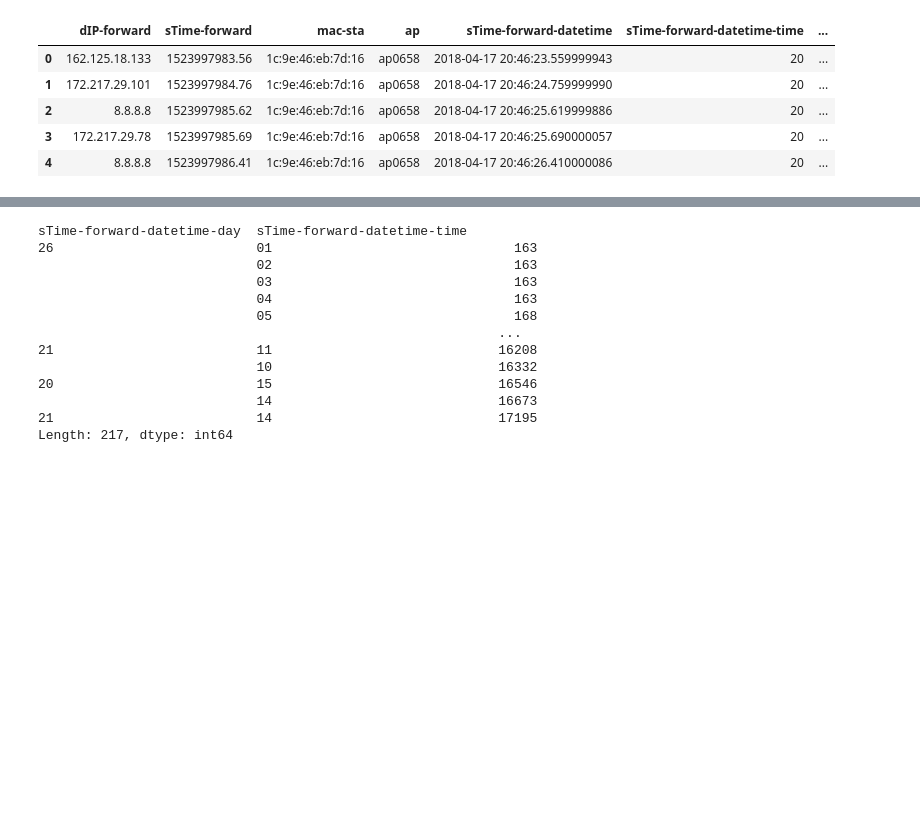
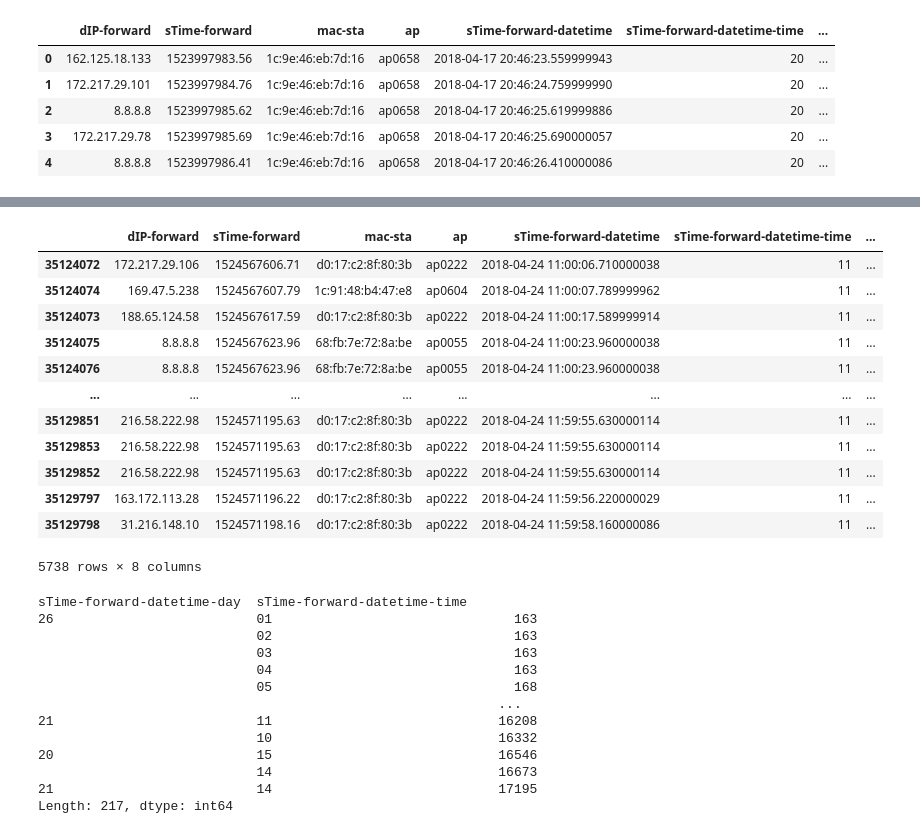
Before and after one commit to bapcarol/tcc-dataset, a Jupyter notebook: dataset-tcc2.ipynb, the cells around one changed output, grey strips where cells are left out. Saved outputs shown, nothing was run; the diff lists cells and outputs as text; code cells hidden in the pictures; blank space fills up the shorter version.

```diff
--- a/dataset-tcc2.ipynb
+++ b/dataset-tcc2.ipynb
@@ -31,0 +47,2 @@ base.columns.values
+# %%
+tmin = base_filtrada_dia_24_11h['sTime-forward'].min()
@@ -31,0 +65,4 @@ base.columns.values
+# %%
+#achando o tnovo partindo de 0s
+base_filtrada_dia_24_11h['sTime-foward-0start'] = base_filtrada_dia_24_11h['sTime-forward'].astype(float).map(lambda x: x - tmin)
+base_filtrada_dia_24_11h['sTime-foward-0start']
@@ -32,2 +95,18 @@ base.columns.values
+# %%
+base_filtrada_dia_24_11h.sort_values(['sTime-foward-0start'])
+# %% [output]
+|  | dIP-forward | sTime-forward | mac-sta | ap | sTime-forward-datetime | sTime-forward-datetime-time | ... |
+| 35124072 | 172.217.29.106 | 1524567606.71 | d0:17:c2:8f:80:3b | ap0222 | 2018-04-24 11:00:06.710000038 | 11 | ... |
+| 35124074 | 169.47.5.238 | 1524567607.79 | 1c:91:48:b4:47:e8 | ap0604 | 2018-04-24 11:00:07.789999962 | 11 | ... |
+| 35124073 | 188.65.124.58 | 1524567617.59 | d0:17:c2:8f:80:3b | ap0222 | 2018-04-24 11:00:17.589999914 | 11 | ... |
+| 35124075 | 8.8.8.8 | 1524567623.96 | 68:fb:7e:72:8a:be | ap0055 | 2018-04-24 11:00:23.960000038 | 11 | ... |
+| 35124076 | 8.8.8.8 | 1524567623.96 | 68:fb:7e:72:8a:be | ap0055 | 2018-04-24 11:00:23.960000038 | 11 | ... |
+| ... | ... | ... | ... | ... | ... | ... | ... |
+| 35129851 | 216.58.222.98 | 1524571195.63 | d0:17:c2:8f:80:3b | ap0222 | 2018-04-24 11:59:55.630000114 | 11 | ... |
+| 35129853 | 216.58.222.98 | 1524571195.63 | d0:17:c2:8f:80:3b | ap0222 | 2018-04-24 11:59:55.630000114 | 11 | ... |
+| 35129852 | 216.58.222.98 | 1524571195.63 | d0:17:c2:8f:80:3b | ap0222 | 2018-04-24 11:59:55.630000114 | 11 | ... |
+| 35129797 | 163.172.113.28 | 1524571196.22 | d0:17:c2:8f:80:3b | ap0222 | 2018-04-24 11:59:56.220000029 | 11 | ... |
+| 35129798 | 31.216.148.10 | 1524571198.16 | d0:17:c2:8f:80:3b | ap0222 | 2018-04-24 11:59:58.160000086 | 11 | ... |
+5738 rows × 8 columns
 # %%
 macs = base['mac-sta'].nunique()
```
Also changed, not shown: parts of 7 cells of this notebook.
